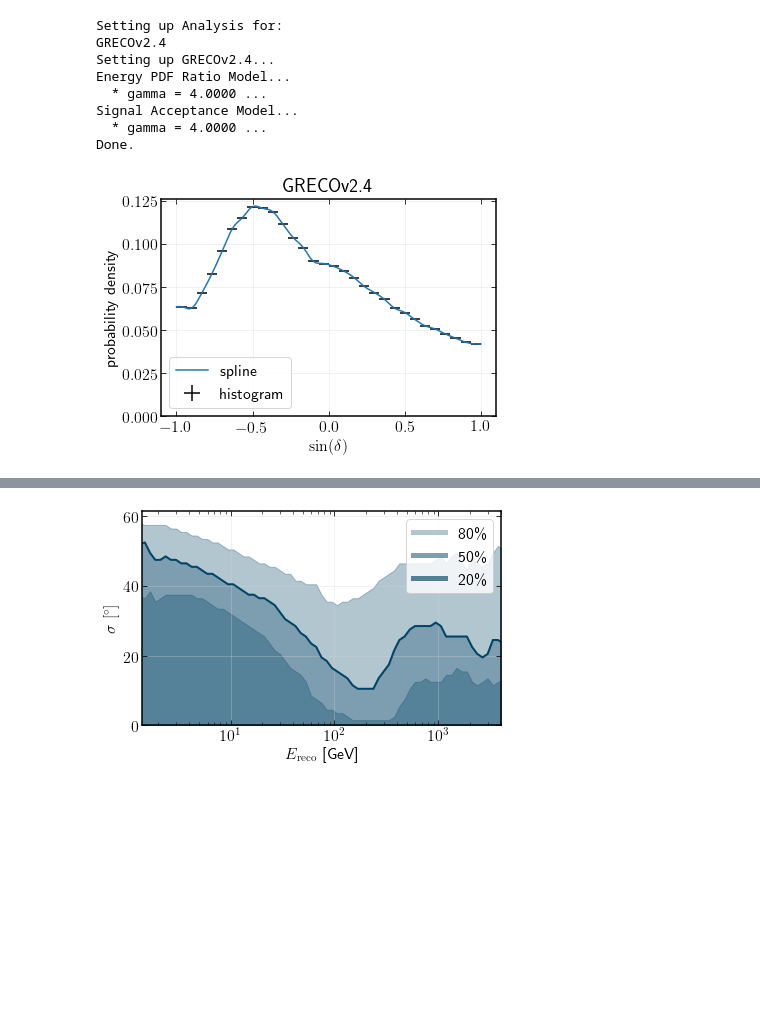
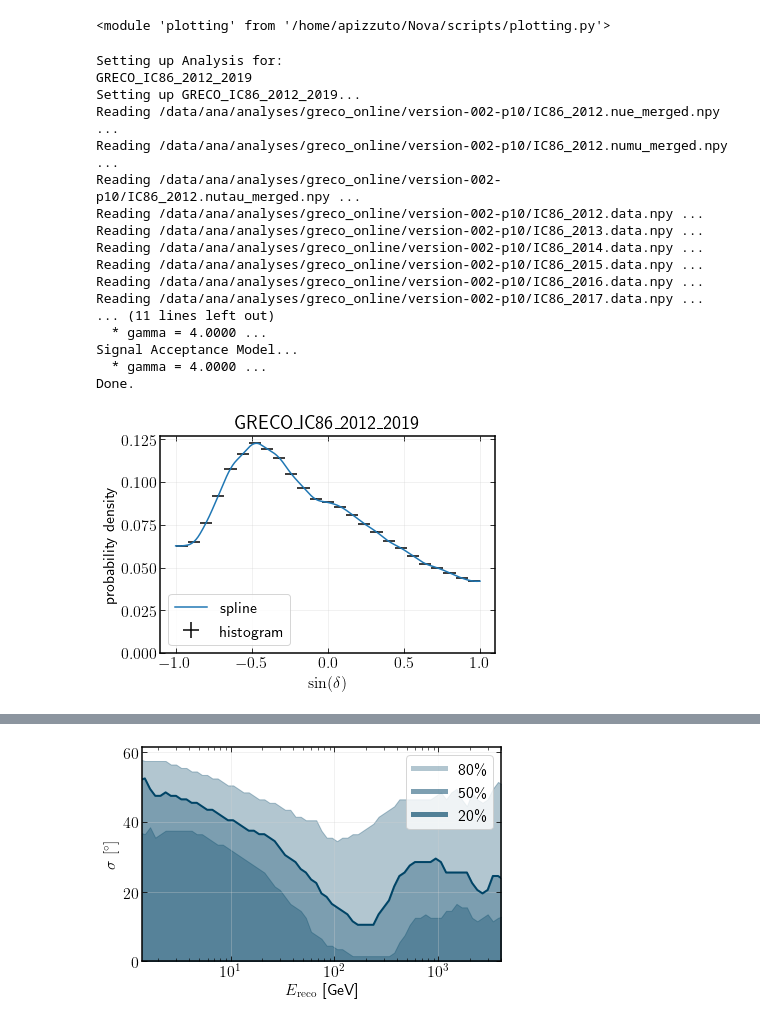
Before and after one commit to apizzuto/Novae, a Jupyter notebook: notebooks/GRECO_analysis_plots.ipynb, the cells around one changed output, grey strips where cells are left out. Drawn from its saved outputs; the diff is of its cells as text; code cells hidden in the pictures; blank space fills up the shorter version.

```diff
--- a/notebooks/GRECO_analysis_plots.ipynb
+++ b/notebooks/GRECO_analysis_plots.ipynb
@@ -11,13 +143,26 @@ import numpy as np
+# %%
+reload(pg)
+# %% [output]
+<module 'plotting' from '/home/apizzuto/Nova/scripts/plotting.py'>
 # %%
-gplots = GRECOPlots()
+gplots = pg.GRECOPlots()
 gplots.declination_pdf()
 # %% [output]
 Setting up Analysis for:
-GRECOv2.4
-Setting up GRECOv2.4...
-Energy PDF Ratio Model...
+GRECO_IC86_2012_2019
+Setting up GRECO_IC86_2012_2019...
+Reading /data/ana/analyses/greco_online/version-002-p10/IC86_2012.nue_merged.npy ...
+Reading /data/ana/analyses/greco_online/version-002-p10/IC86_2012.numu_merged.npy ...
+Reading /data/ana/analyses/greco_online/version-002-p10/IC86_2012.nutau_merged.npy ...
+Reading /data/ana/analyses/greco_online/version-002-p10/IC86_2012.data.npy ...
+Reading /data/ana/analyses/greco_online/version-002-p10/IC86_2013.data.npy ...
+Reading /data/ana/analyses/greco_online/version-002-p10/IC86_2014.data.npy ...
+Reading /data/ana/analyses/greco_online/version-002-p10/IC86_2015.data.npy ...
+Reading /data/ana/analyses/greco_online/version-002-p10/IC86_2016.data.npy ...
+Reading /data/ana/analyses/greco_online/version-002-p10/IC86_2017.data.npy ...
+... (11 lines left out)
   * gamma = 4.0000 ...
 Signal Acceptance Model...
   * gamma = 4.0000 ...
 Done.
-[figure, old version]
+[figure, new version]
```
Also changed, not shown: parts of 31 cells of this notebook, 3 other files.
